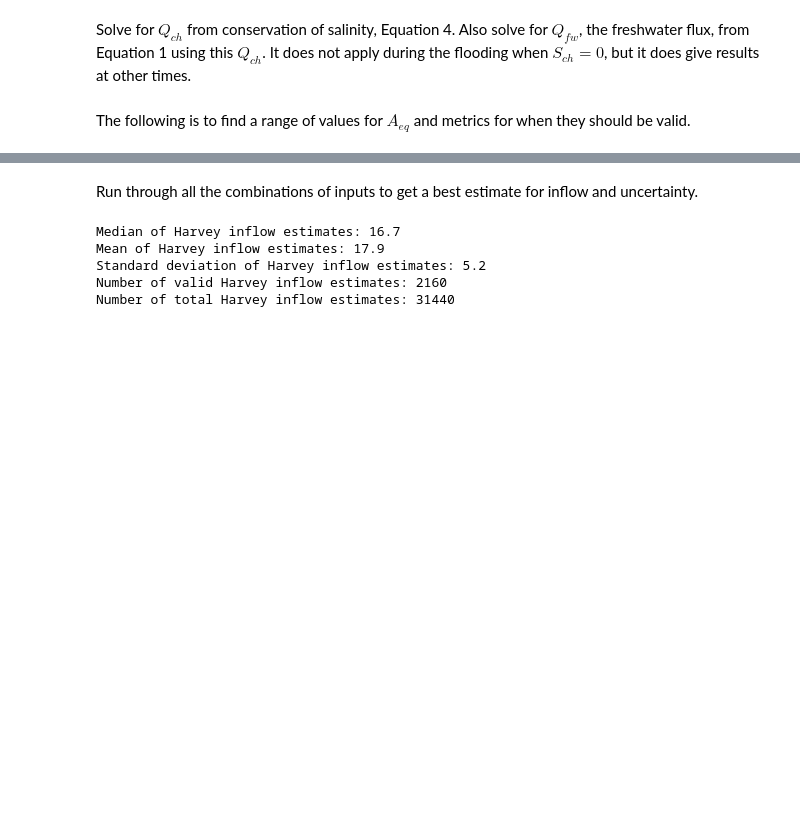
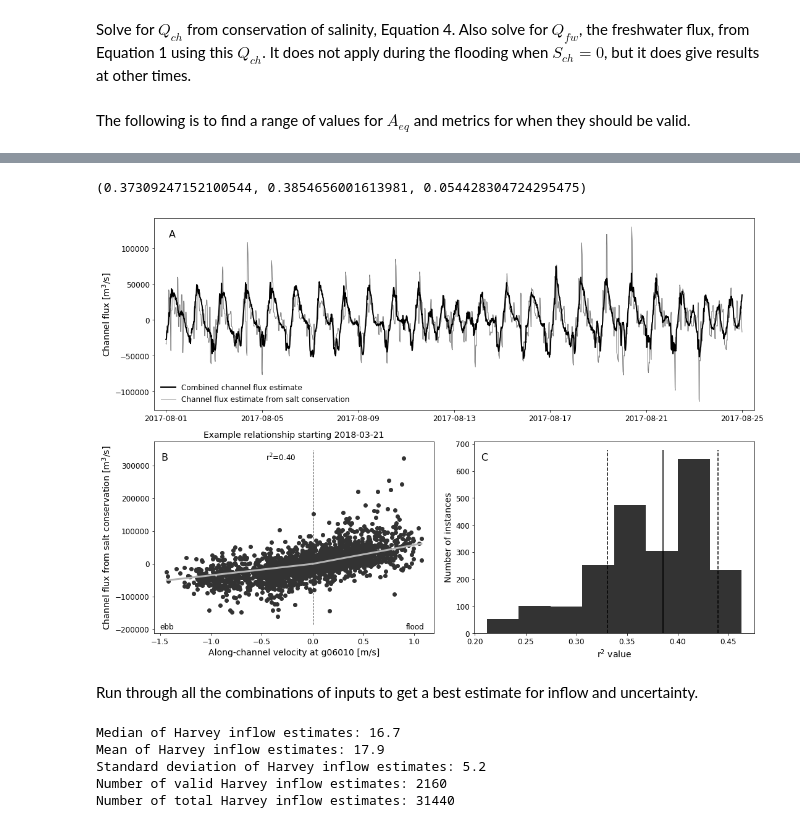
Before and after one commit to kthyng/harvey_inflow, a Jupyter notebook: notebooks/3_calculation.ipynb, the cells around one changed output, grey strips where cells are left out. Drawn from its saved outputs; the diff is of its cells as text; code cells hidden in the pictures; blank space fills up the shorter version.

```diff
--- a/notebooks/3_calculation.ipynb
+++ b/notebooks/3_calculation.ipynb
@@ -253,3 +286,62 @@ Wall time: 9min 35s
+# %%
+r2 = np.array(r2)
+r2.mean(), np.median(r2), r2.std()
+# %% [output]
+(0.37309247152100544, 0.3854656001613981, 0.054428304724295475)
+# %%
+# find index for the final set of parameters analyzed in the loop above, to have a single example to show
+irun = np.where((harv.date == date) & (harv.smean == smean) & (harv.midgweight == midgweight) & (harv.Amain == Amain) & (harv.Awest == Awest))[0][0]
+
+# areas found for example
+Ae, Af = harv.loc[irun]['effective area (ebb)'], harv.loc[irun]['effective area (flood)']
+# %%
+import matplotlib.gridspec as gridspec
+
+fig = plt.figure(constrained_layout=True, figsize=(15,10))
+gs = fig.add_gridspec(2, 2)
+ax1 = fig.add_subplot(gs[0, :])
+ax1.plot(Qch[irun]['2017-8-1':'2017-8-24'], 'k', lw=2)
+ax1.plot(Qchsalt[irun]['2017-8-1':'2017-8-24'], 'k', alpha=0.5, lw=1)
+ax1.tick_params(labelsize=12)
+ax1.set_ylabel('Channel flux [m$^3$/s]', fontsize=14)
+ax1.set_xlim('2017-7-31 12:00','2017-8-25 12:00')
+ax1.legend(['Combined channel flux estimate', 'Channel flux estimate from salt conservation'],
+          loc='lower left', fontsize=12, framealpha=0)
+
+
+ax2 = fig.add_subplot(gs[1, 0])
+ax2.plot(Uch, Qcht, 'o', color='0.2')
+ax2.set_xlabel('Along-channel velocity at g06010 [m/s]', fontsize=14)
+ax2.set_ylabel('Channel flux from salt conservation [m$^3$/s]', fontsize=14)
+ax2.set_title('Example relationship starting ' + Uch.index[0].strftime('%Y-%m-%d'), fontsize=14)
+ax2.tick_params(labelsize=12)
+xlims, ylims = ax2.get_xlim(), ax2.get_ylim()
+# ax2.plot(Uch[Uch<0], Qcht[Uch<0], 'x')
+# ax2.hlines(0, *xlims)
+ax2.vlines(0, *ylims, linestyle='--', lw=1)
+ax2.plot([0,Uch.min()], [0, Ae*Uch.min()], '0.7', lw=3, ls='-')
+ax2.plot([0,Uch.max()], [0, Af*Uch.max()], '0.7', lw=3, ls='-')
+ax2.text(0.02, 0.02, 'ebb', transform=ax2.transAxes, fontsize=12)
+ax2.text(0.9, 0.02, 'flood', transform=ax2.transAxes, fontsize=12)
+ax2.text(0.4, 0.9, 'r$^2$=%.2f' % r2[-1], transform=ax2.transAxes, fontsize=12)
+
+
+ax3 = fig.add_subplot(gs[1, 1])
+ax3.hist(r2, bins=8, color='0.2');
+ax3.set_xlabel('r$^2$ value', fontsize=14)
+ax3.set_ylabel('Number of instances', fontsize=14)
+ax3.tick_params(labelsize=12)
+ylims = ax3.get_ylim()
+med, std = np.median(r2), r2.std()
+ax3.vlines(med, *ylims)
+ax3.vlines([med-std, med+std], *ylims, ls='--')
+
+for ax, char in zip([ax1, ax2, ax3],['A','B','C']):
+    ax.text(0.025, 0.9, char, transform=ax.transAxes, fontsize=16)
+
+fig.savefig('../figures/example.pdf', bbox_inches='tight')
+# %% [output]
+[figure, added]
 # %% [markdown]
 Run through all the combinations of inputs to get a best estimate for inflow and uncertainty.
 # %%
```
Also changed, not shown: parts of 6 cells of this notebook, 4 other files.
